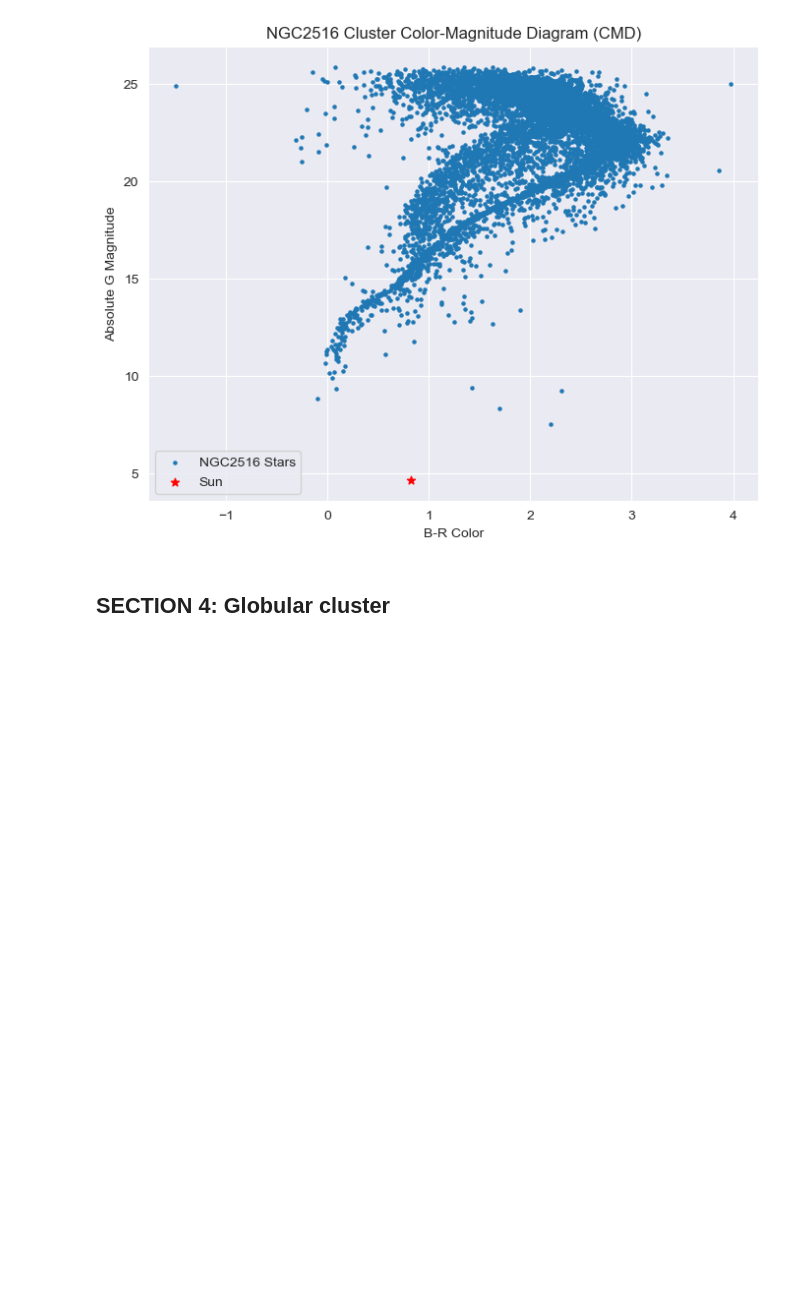
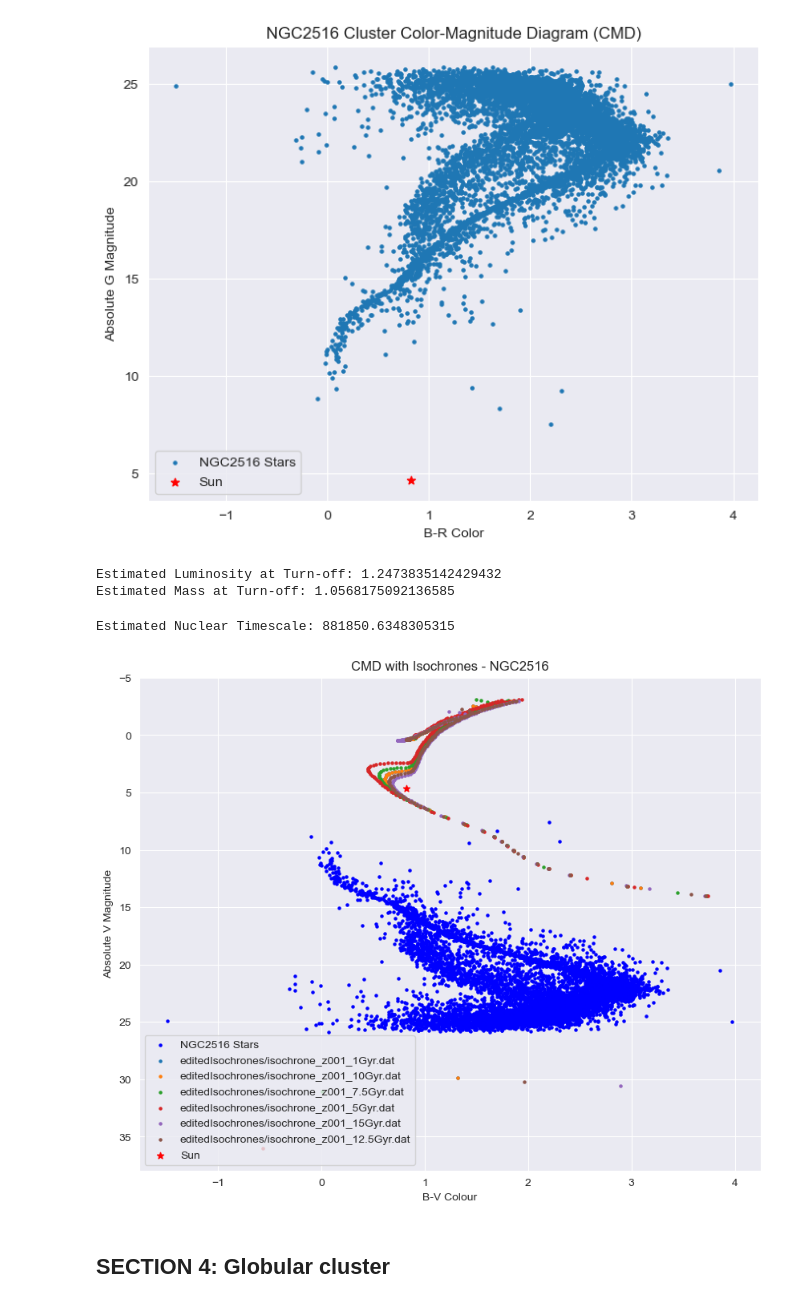
Before and after one commit to oscar066/Stellar-cluster-DataAnalysis, a Jupyter notebook: CMD_project_template.ipynb, the cells around one changed output. Cells and saved outputs as stored; diff of their text form; code cells hidden in the pictures; blank space fills up the shorter version.

```diff
--- a/CMD_project_template.ipynb
+++ b/CMD_project_template.ipynb
@@ -1106,68 +1107,76 @@ plt.show()
 # %% [output]
 [figure]
 # %%
-turn_off_absolute_magnitude = value
+turn_off_absolute_magnitude_NCG2516 = 4.5
 sun_absolute_bolometric_magnitude = 4.74
 
 # Estimate luminosity
-L_turn_off = 10**(0.4 * (sun_absolute_bolometric_magnitude - turn_off_absolute_magnitude))
+L_turn_off_NCG2516 = 10**(0.4 * (sun_absolute_bolometric_magnitude - turn_off_absolute_magnitude_NCG2516))
 
 # Assuming L ~ M^4, estimate the mass
-mass_turn_off = L_turn_off**(1/4)
+mass_turn_off_NCG2516 = L_turn_off_NCG2516**(1/4)
 
 # Print or use the results as needed
-print("Estimated Luminosity at Turn-off:", L_turn_off)
-print("Estimated Mass at Turn-off:", mass_turn_off)
+print("Estimated Luminosity at Turn-off:", L_turn_off_NCG2516)
+print("Estimated Mass at Turn-off:", mass_turn_off_NCG2516)
+# %% [output]
+Estimated Luminosity at Turn-off: 1.2473835142429432
+Estimated Mass at Turn-off: 1.0568175092136585
 # %%
 # Nuclear timescale calculation if you want to do it here
 
 # Given data
-estimated_mass_at_turn_off =  mass_turn_off
-typical_star_age = 600000000  # years
+estimated_mass_at_turn_off_NCG2516 = mass_turn_off_NCG2516
+typical_star_age_NCG2516 = 135000000  # years
 
 # Calculate nuclear timescale
-nuclear_timescale = 0.0075 * estimated_mass_at_turn_off**(-2.5) * typical_star_age
+nuclear_timescale_NCG2516 = 0.0075 * estimated_mass_at_turn_off_NCG2516**(-2.5) * typical_star_age_NCG2516
 
 # Print or use the result as needed
-print("Estimated Nuclear Timescale:", nuclear_timescale)
+print("Estimated Nuclear Timescale:", nuclear_timescale_NCG2516)
+# %% [output]
+Estimated Nuclear Timescale: 881850.6348305315
 # %%
 # Plot the cluster CMD with your chosen isochrones
 
-# Plot the CMD for the Hyades
+# Plot the CMD for the NGC2516
 # Set the figure size
 plt.figure(figsize=(10, 8))
-plt.scatter(hyades_br_colors, absolute_hyades_magnitudes, s=5, label='Hyades Stars', color='blue')
+plt.scatter(NGC2516_br_colors, NGC2516_absolute_magnitudes, s=5, label='NGC2516 Stars', color='blue')
+
+isochrone_files_NCG2516 = glob.glob('editedIsochrones/*z001*.dat')
 
 # Loop through each isochrone file and overlay on the CMD
-for file in isochrone_files:
-    isochrone_data = np.genfromtxt(file, delimiter=',', unpack=True)
+for file in isochrone_files_NCG2516:
+    isochrone_data_NCG2516 = np.genfromtxt(file, delimiter=',', unpack=True)
 
     # Extract the data
-    mass = isochrone_data[0]
-    Gmag = isochrone_data[1]
-    G_BPmag = isochrone_data[2]
-    G_RPmag = isochrone_data[3]
+    mass_NCG2516 = isochrone_data_NCG2516[0]
+    Gmag_NCG2516 = isochrone_data_NCG2516[1]
+    G_BPmag_NCG2516 = isochrone_data_NCG2516[2]
+    G_RPmag_NCG2516 = isochrone_data_NCG2516[3]
 
     # Plot the isochrone on the CMD
-    plt.scatter(G_BPmag - G_RPmag, Gmag, label=file, s=5)
+    plt.scatter(G_BPmag_NCG2516 - G_RPmag_NCG2516, Gmag_NCG2516, label=file, s=5)
 
 # Overlay the Sun
-plt.scatter(sun_br_color, sun_g_absolute_magnitude, c='yellow', marker='*', label='Sun')
+plt.scatter(sun_br_color, sun_g_absolute_magnitude, c='red', marker='*', label='Sun')
 
 # Add labels and legend
 plt.xlabel('B-V Colour')
 plt.ylabel('Absolute V Magnitude')
-plt.title('CMD with Isochrones - Hyades')
-
+plt.title('CMD with Isochrones - NGC2516')
 
 # Invert y-axis for astronomical magnitudes
 plt.gca().invert_yaxis()
 plt.legend()
 
 # Save the figure
-plt.savefig('CMD_with_Isochrones_Hyades.png')
+plt.savefig('CMD_with_Isochrones_NCG2516.png')
 
 plt.show()
+# %% [output]
+[figure, added]
 # %% [markdown]
 ## SECTION 4: Globular cluster
 # %%
```
Also changed, not shown: parts of 6 cells of this notebook, 3 other files.
